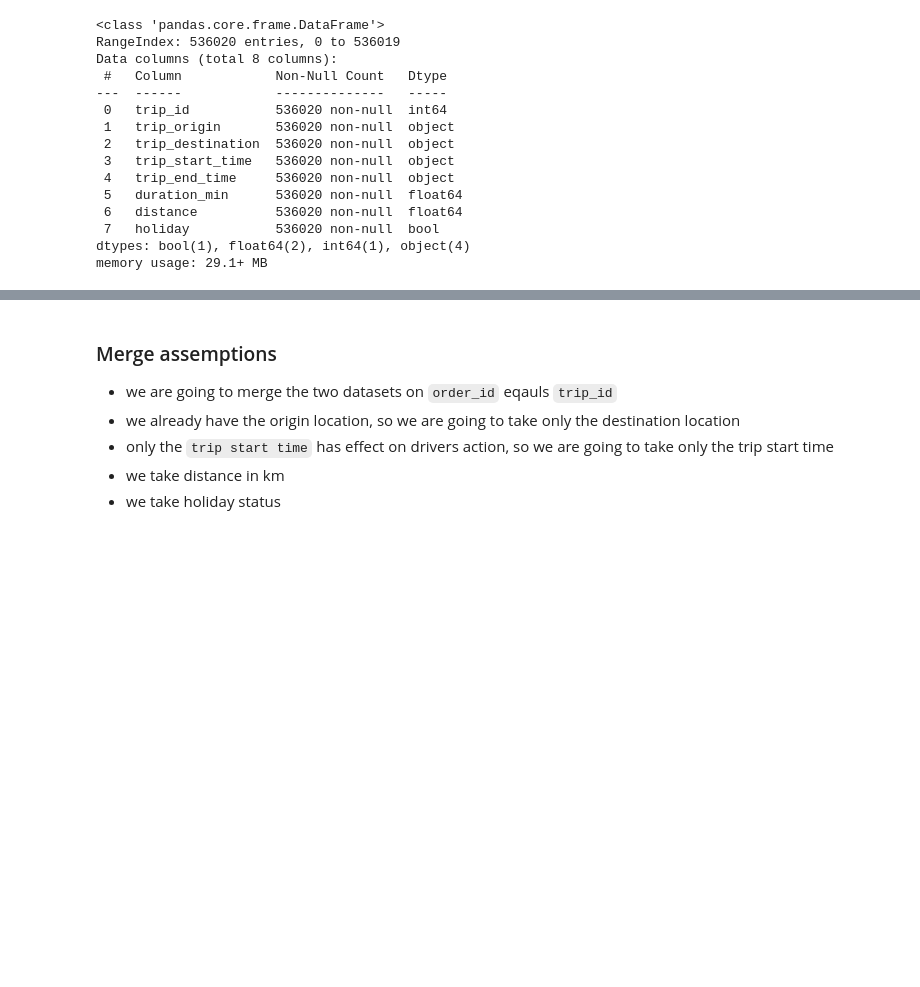
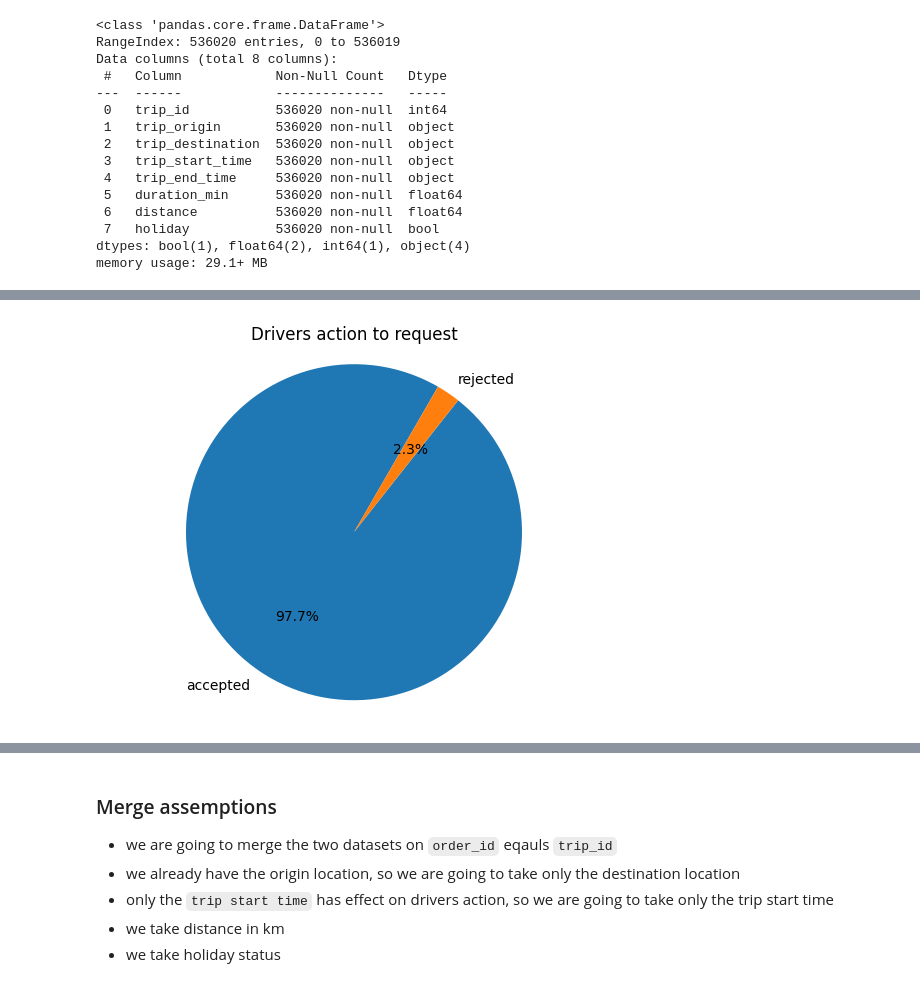
Before and after one commit to Nathnael12/Causal-Inference, a Jupyter notebook: notebooks/delivery_request_EDA.ipynb, the cells around one changed output, grey strips where cells are left out. Saved outputs shown, nothing was run; the diff lists cells and outputs as text; code cells hidden in the pictures; blank space fills up the shorter version.

```diff
--- a/notebooks/delivery_request_EDA.ipynb
+++ b/notebooks/delivery_request_EDA.ipynb
@@ -97 +138,13 @@ memory usage: 29.1+ MB
+# %%
+labels= acceptance_summary.index
+sizes= (acceptance_summary["count"])
+
+plt.pie(sizes,labels=labels,startangle=60, autopct='%1.1f%%')
+
+plt.axis('equal')
+plt.title("Drivers action to request")
+
+plt.show()
+# %% [output]
+[figure, added]
 # %%
```
Also changed, not shown: parts of 9 cells of this notebook.
